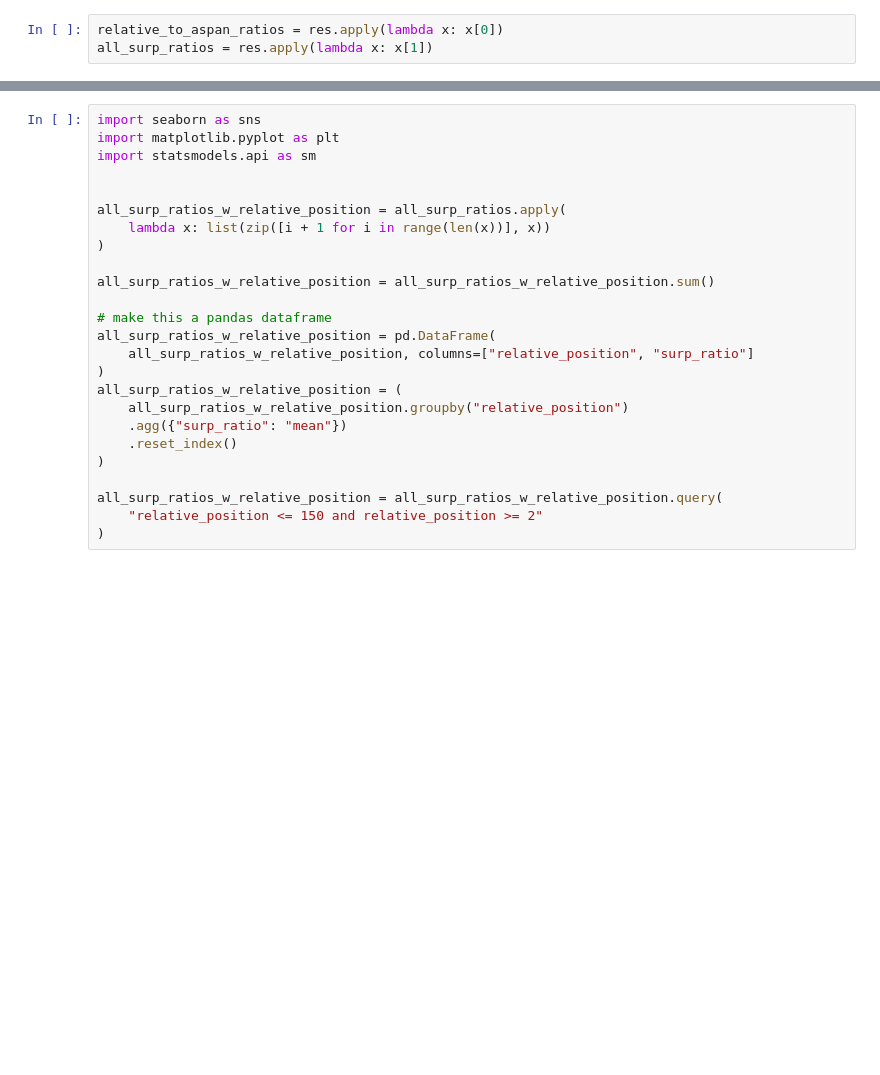
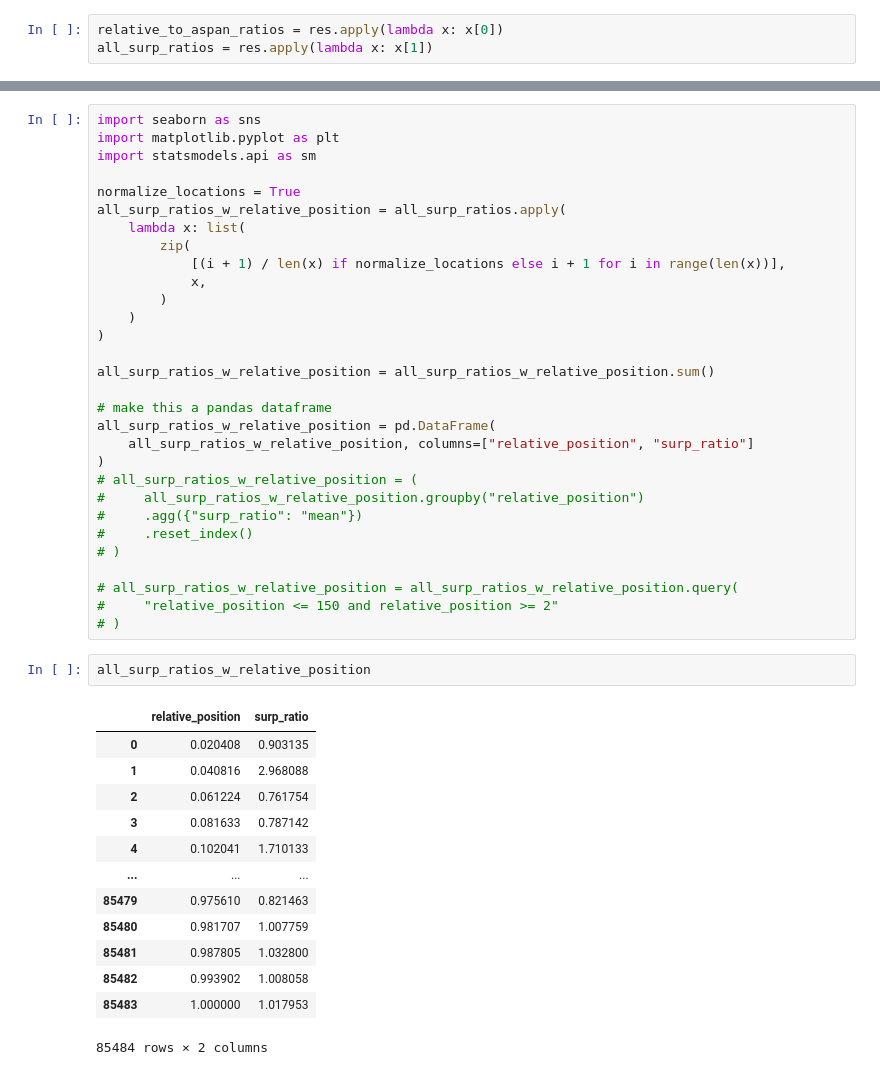
Before and after one commit to lacclab/text-metrics, a Jupyter notebook: text_metrics/notebooks/regime-context-cs-analysis.ipynb, the cells around one changed output, grey strips where cells are left out. Drawn from its saved outputs; the diff is of its cells as text; blank space fills up the shorter version.

```diff
--- a/text_metrics/notebooks/regime-context-cs-analysis.ipynb
+++ b/text_metrics/notebooks/regime-context-cs-analysis.ipynb
@@ -160,9 +179,14 @@ import seaborn as sns
 import matplotlib.pyplot as plt
 import statsmodels.api as sm
 
-
+normalize_locations = True
 all_surp_ratios_w_relative_position = all_surp_ratios.apply(
-    lambda x: list(zip([i + 1 for i in range(len(x))], x))
+    lambda x: list(
+        zip(
+            [(i + 1) / len(x) if normalize_locations else i + 1 for i in range(len(x))],
+            x,
+        )
+    )
 )
 
 all_surp_ratios_w_relative_position = all_surp_ratios_w_relative_position.sum()
@@ -171,15 +195,31 @@ all_surp_ratios_w_relative_position = all_surp_ratios_w_relative_position.sum()
 all_surp_ratios_w_relative_position = pd.DataFrame(
     all_surp_ratios_w_relative_position, columns=["relative_position", "surp_ratio"]
 )
-all_surp_ratios_w_relative_position = (
-    all_surp_ratios_w_relative_position.groupby("relative_position")
-    .agg({"surp_ratio": "mean"})
-    .reset_index()
-)
+# all_surp_ratios_w_relative_position = (
+#     all_surp_ratios_w_relative_position.groupby("relative_position")
+#     .agg({"surp_ratio": "mean"})
+#     .reset_index()
+# )
 
-all_surp_ratios_w_relative_position = all_surp_ratios_w_relative_position.query(
-    "relative_position <= 150 and relative_position >= 2"
-)
+# all_surp_ratios_w_relative_position = all_surp_ratios_w_relative_position.query(
+#     "relative_position <= 150 and relative_position >= 2"
+# )
+# %%
+all_surp_ratios_w_relative_position
+# %% [output]
+|  | relative_position | surp_ratio |
+| 0 | 0.020408 | 0.903135 |
+| 1 | 0.040816 | 2.968088 |
+| 2 | 0.061224 | 0.761754 |
+| 3 | 0.081633 | 0.787142 |
+| 4 | 0.102041 | 1.710133 |
+| ... | ... | ... |
+| 85479 | 0.975610 | 0.821463 |
+| 85480 | 0.981707 | 1.007759 |
+| 85481 | 0.987805 | 1.032800 |
+| 85482 | 0.993902 | 1.008058 |
+| 85483 | 1.000000 | 1.017953 |
+85484 rows × 2 columns
 # %%
 # now create a line plot of the surprisal ratios as a function of the relative position
 sns.set_theme(style="whitegrid")
```
Also changed, not shown: parts of 7 cells of this notebook.
